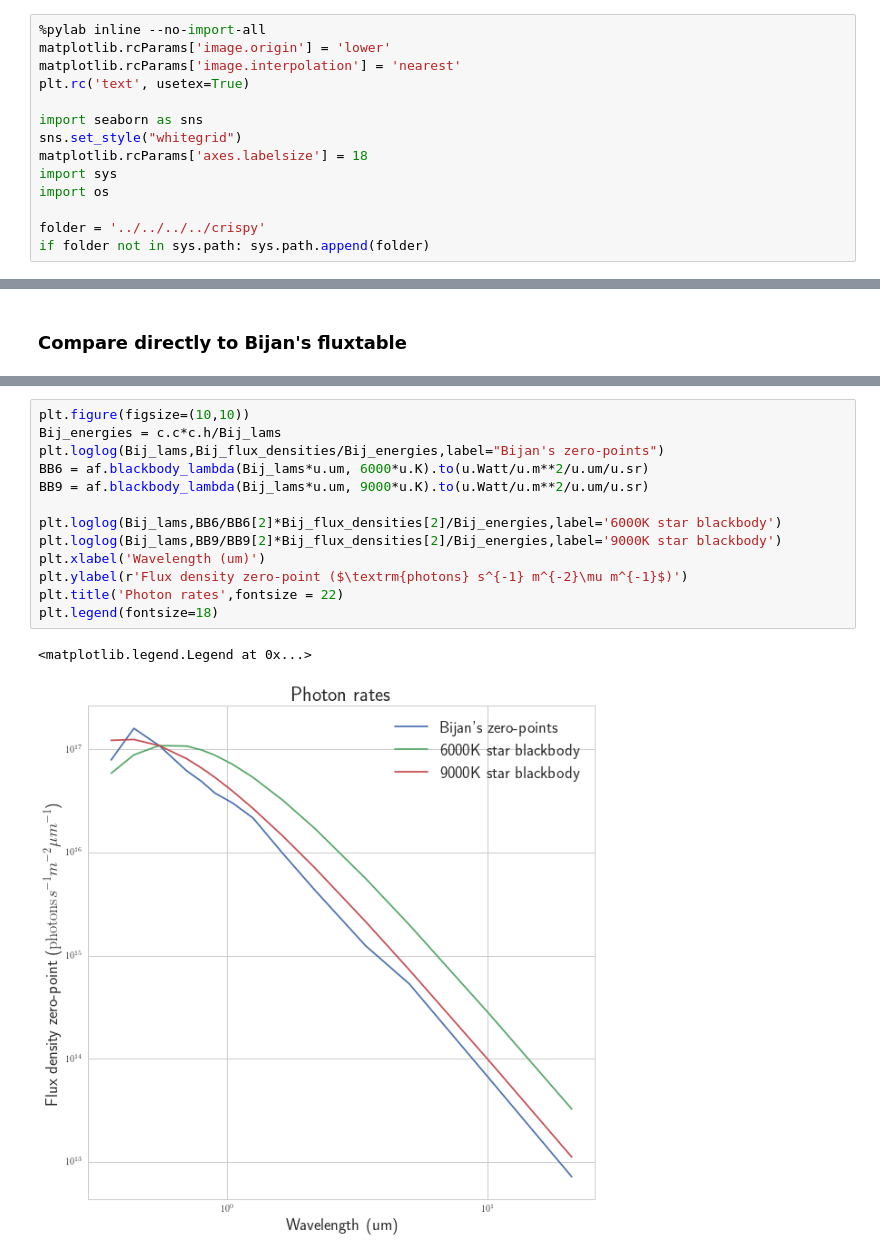
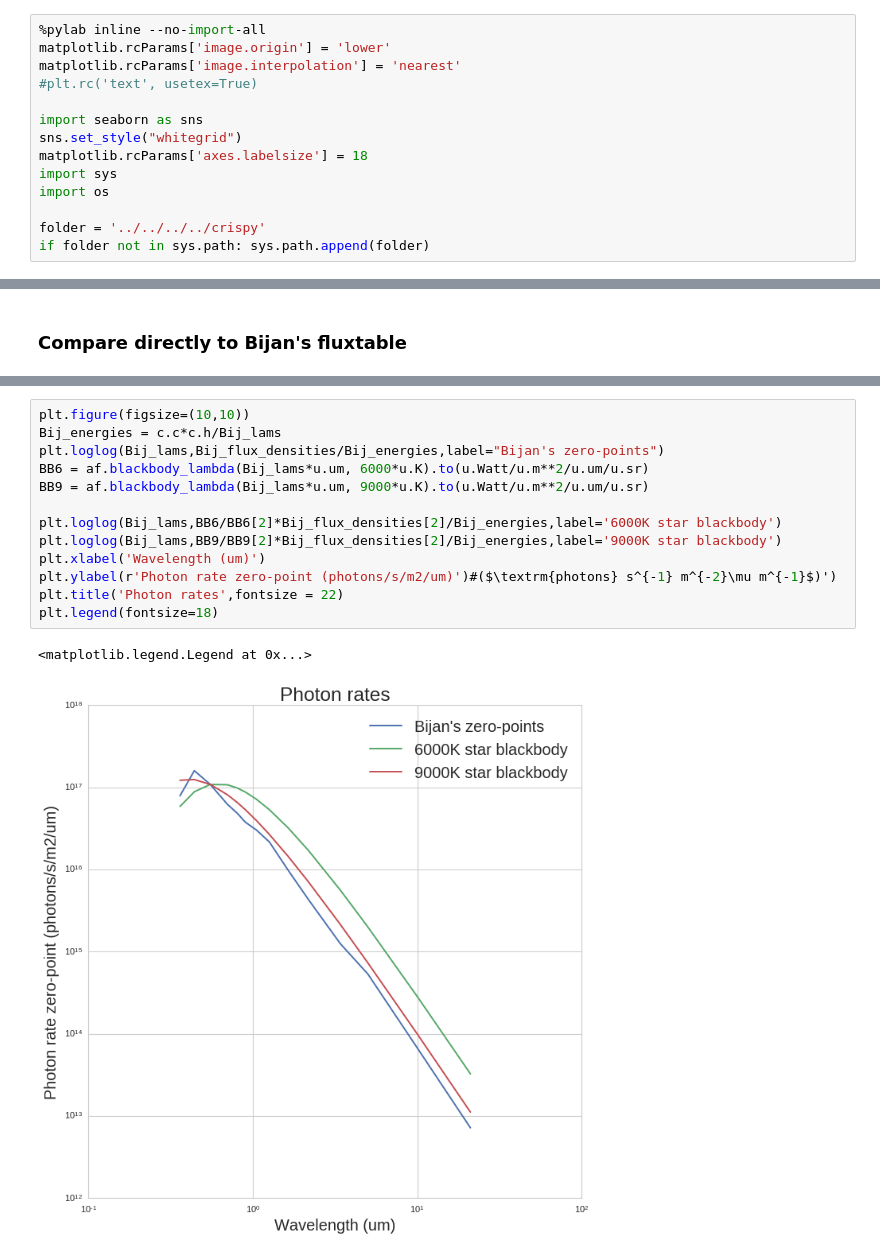
Before and after one commit to mjrfringes/crispy, a Jupyter notebook: docs/source/notebooks/InputScene.ipynb, the cells around one changed output, grey strips where cells are left out. Saved outputs shown, nothing was run; the diff lists cells and outputs as text.

```diff
--- a/docs/source/notebooks/InputScene.ipynb
+++ b/docs/source/notebooks/InputScene.ipynb
@@ -6,7 +6,7 @@ This notebook runs through some sanity checks about the photon flux calculations
 %pylab inline --no-import-all
 matplotlib.rcParams['image.origin'] = 'lower'
 matplotlib.rcParams['image.interpolation'] = 'nearest'
-plt.rc('text', usetex=True)
+#plt.rc('text', usetex=True)
 
 import seaborn as sns
 sns.set_style("whitegrid")
@@ -160,19 +161,19 @@ plt.legend(fontsize=18)
 # %%
 plt.figure(figsize=(10,10))
 Bij_energies = c.c*c.h/Bij_lams
 plt.loglog(Bij_lams,Bij_flux_densities/Bij_energies,label="Bijan's zero-points")
 BB6 = af.blackbody_lambda(Bij_lams*u.um, 6000*u.K).to(u.Watt/u.m**2/u.um/u.sr)
 BB9 = af.blackbody_lambda(Bij_lams*u.um, 9000*u.K).to(u.Watt/u.m**2/u.um/u.sr)
 
 plt.loglog(Bij_lams,BB6/BB6[2]*Bij_flux_densities[2]/Bij_energies,label='6000K star blackbody')
 plt.loglog(Bij_lams,BB9/BB9[2]*Bij_flux_densities[2]/Bij_energies,label='9000K star blackbody')
 plt.xlabel('Wavelength (um)')
-plt.ylabel(r'Flux density zero-point ($\textrm{photons} s^{-1} m^{-2}\mu m^{-1}$)')
+plt.ylabel(r'Photon rate zero-point (photons/s/m2/um)')#($\textrm{photons} s^{-1} m^{-2}\mu m^{-1}$)')
 plt.title('Photon rates',fontsize = 22)
 plt.legend(fontsize=18)
 # %% [output]
 <matplotlib.legend.Legend at 0x...>
-[figure, old version]
+[figure, new version]
 # %%
 plt.figure(figsize=(10,10))
 Bij_energies = c.c*c.h/Bij_lams
```
Also changed, not shown: parts of 12 cells of this notebook, 1 other file.
